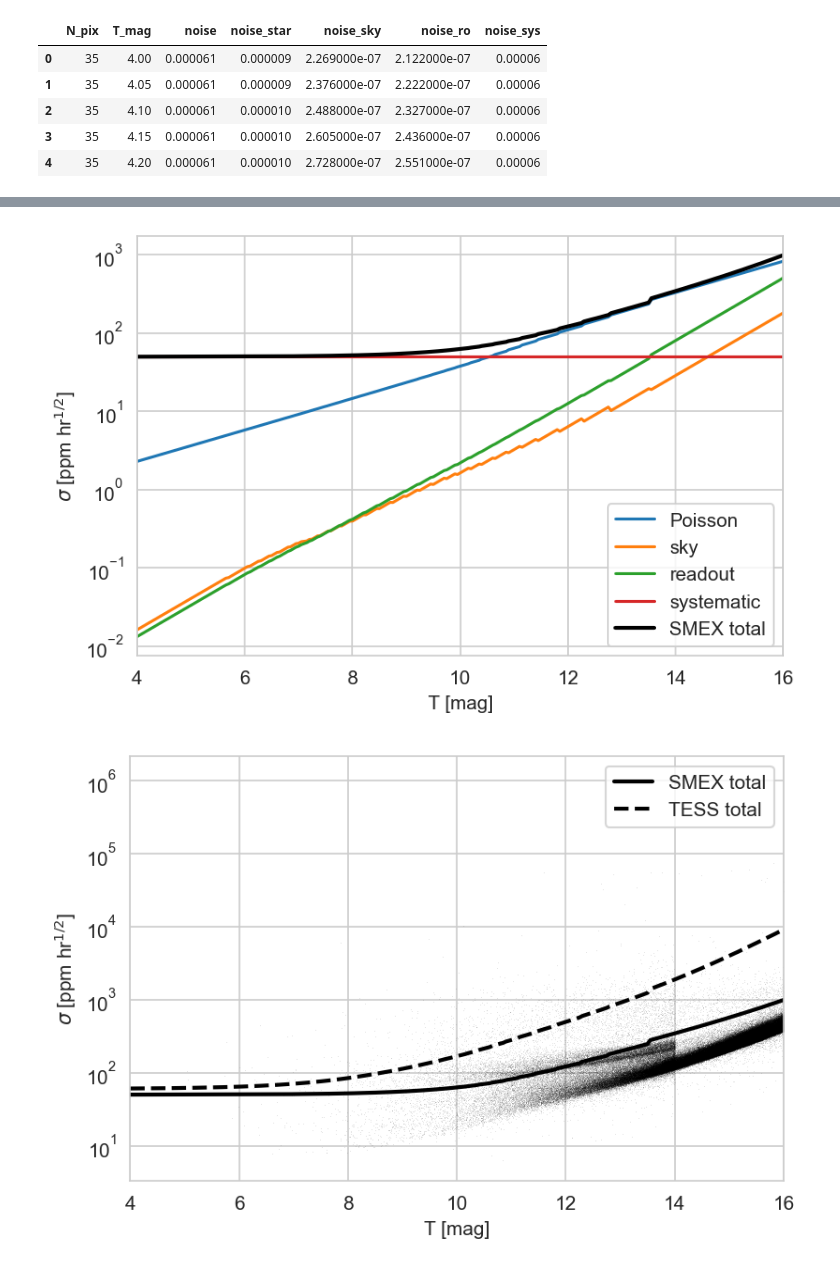
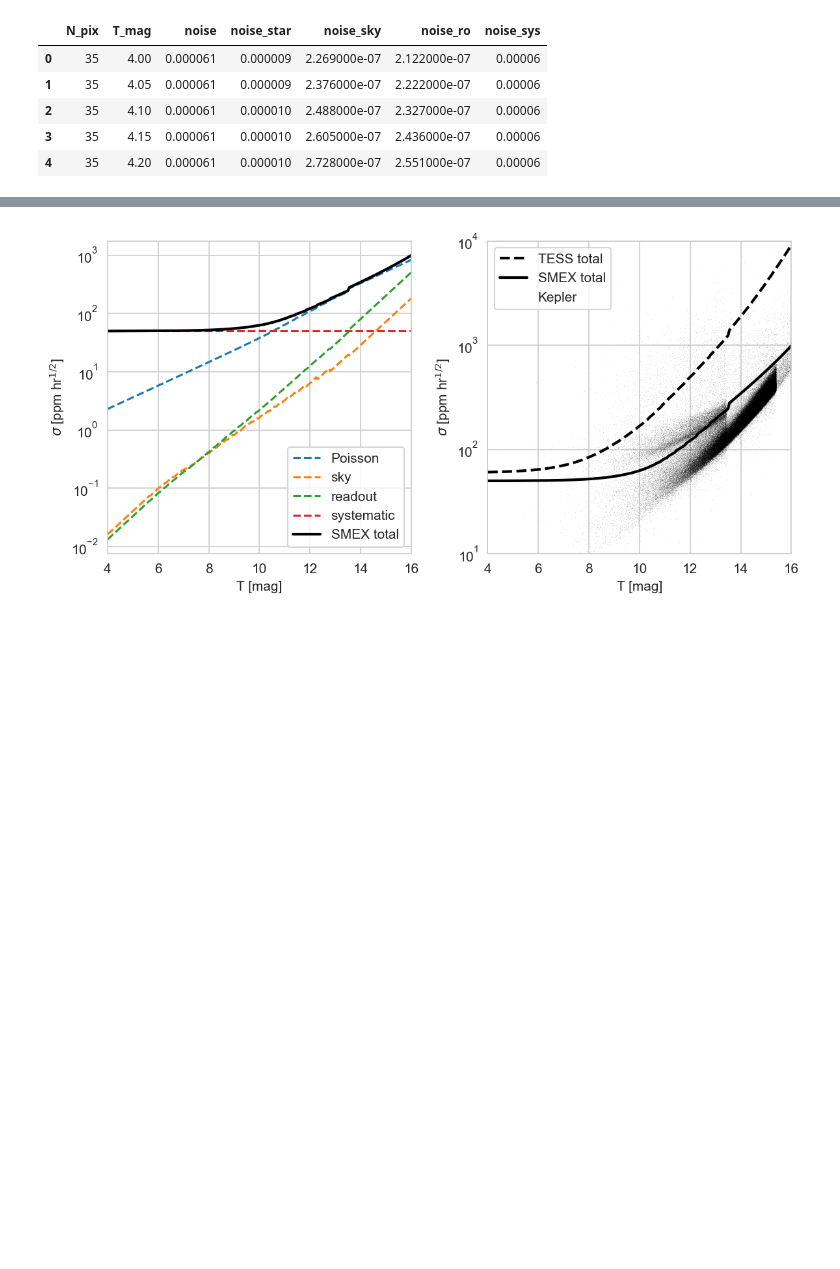
Before and after one commit to trevordavid/nasa-smex-concept, a Jupyter notebook: notebooks/smex_precision_comparison.ipynb, the cells around one changed output, grey strips where cells are left out. Saved outputs shown, nothing was run; the diff lists cells and outputs as text; code cells hidden in the pictures; blank space fills up the shorter version.

```diff
--- a/notebooks/smex_precision_comparison.ipynb
+++ b/notebooks/smex_precision_comparison.ipynb
@@ -47,5 +68,5 @@ plt.show()
 # %%
-smex = pd.read_csv('./smex.csv')
+smex = pd.read_csv('../data/bouma_data/smex.csv')
 smex.head()
 # %% [output]
 |  | N_pix | T_mag | noise | noise_star | noise_sky | noise_ro | noise_sys |
@@ -57,5 +80,5 @@ smex.head()
 # %%
-tess = pd.read_csv('./tess.csv')
+tess = pd.read_csv('../data/bouma_data/tess.csv')
 tess.head()
 # %% [output]
 |  | N_pix | T_mag | noise | noise_star | noise_sky | noise_ro | noise_sys |
@@ -66,0 +92,8 @@ tess.head()
+# %%
+from astropy.io import ascii
+kep = ascii.read("/Users/tdavid/Dropbox (Simons Foundation)/multis/data/Kepler-Q1-Q17-DR25-KOI.txt")
+kep.info()
+
+kep['Tmag'] = p(kep['kepmag'])
+plt.scatter(kep['Tmag'], kep['rrmscdpp01p5'], alpha=0.2)
+plt.semilogy()
@@ -67,34 +120,33 @@ tess.head()
 # %%
-plt.plot(smex['T_mag'], 1e6*smex['noise_star'], label='Poisson')
-plt.plot(smex['T_mag'], 1e6*smex['noise_sky'], label='sky')
-plt.plot(smex['T_mag'], 1e6*smex['noise_ro'], label='readout')
-plt.plot(smex['T_mag'], 1e6*smex['noise_sys'], label='systematic')
-plt.plot(smex['T_mag'], 1e6*smex['noise'], 'k', label='SMEX total', lw=2)
-plt.legend()
-plt.xlim(4,16)
-plt.semilogy()
-plt.xlabel(r"T [mag]")
-plt.ylabel(r"$\sigma$ [ppm hr$^{1/2}$]")
-plt.show()
+fig,(ax1,ax2) = plt.subplots(nrows=1,ncols=2,figsize=(8,4))
 
 
+ax1.plot(smex['T_mag'], 1e6*smex['noise_star'], ls='--', label='Poisson')
+ax1.plot(smex['T_mag'], 1e6*smex['noise_sky'], ls='--', label='sky')
+ax1.plot(smex['T_mag'], 1e6*smex['noise_ro'], ls='--', label='readout')
+ax1.plot(smex['T_mag'], 1e6*smex['noise_sys'], ls='--', label='systematic')
+ax1.plot(smex['T_mag'], 1e6*smex['noise'], 'k', label='SMEX total', lw=2)
+ax1.legend()
+ax1.set_xlim(4,16)
+ax1.semilogy()
+ax1.set_xlabel(r"T [mag]")
+ax1.set_ylabel(r"$\sigma$ [ppm hr$^{1/2}$]")
+
+#ax2.plot(smex['T_mag'], 1e6*smex['noise']*np.sqrt(1.5), 'k', label='SMEX total', lw=2)
+#ax2.plot(tess['T_mag'], 1e6*tess['noise']*np.sqrt(1.5), 'k--', label='TESS total', lw=2)
 
 
-#plt.plot(smex['T_mag'], 1e6*smex['noise_star'], label='Poisson')
-#plt.plot(smex['T_mag'], 1e6*smex['noise_sky'], label='sky')
-#plt.plot(smex['T_mag'], 1e6*smex['noise_ro'], label='readout')
-#plt.plot(smex['T_mag'], 1e6*smex['noise_sys'], label='systematic')
-plt.plot(smex['T_mag'], 1e6*smex['noise'], 'k', label='SMEX total', lw=2)
-plt.plot(tess['T_mag'], 1e6*tess['noise'], 'k--', label='TESS total', lw=2)
-plt.legend()
-plt.xlim(4,16)
-plt.semilogy()
-plt.xlabel(r"T [mag]")
-plt.ylabel(r"$\sigma$ [ppm hr$^{1/2}$]")
-#plt.plot(kep['kepmag'], kep['rrmscdpp03p0'], ',', alpha=0.1, color='k')
-plt.plot(tmp['kepmag'], tmp['rrmscdpp01p5'], ',', alpha=0.1, color='k')
-
+ax2.plot(tess['T_mag'], 1e6*tess['noise'], 'k--', label='TESS total', lw=2)
+ax2.plot(smex['T_mag'], 1e6*smex['noise'], 'k', label='SMEX total', lw=2)
+ax2.plot(kep['Tmag'], kep['rrmscdpp01p5'], ',', alpha=0.1, color='k', label='Kepler', rasterized=True)
+ax2.set_xlim(4,16)
+ax2.set_ylim(1e1,1e4)
+ax2.semilogy()
+ax2.set_xlabel(r"T [mag]")
+ax2.set_ylabel(r"$\sigma$ [ppm hr$^{1/2}$]")
+ax2.legend()
+plt.tight_layout()
+plt.savefig('../figures/precision.pdf', bbox_inches='tight')
 plt.show()
 # %% [output]
-[figure, old version]
+[figure, new version]
-[figure, removed]
```
Also changed, not shown: parts of 12 cells of this notebook, 1 other file.
